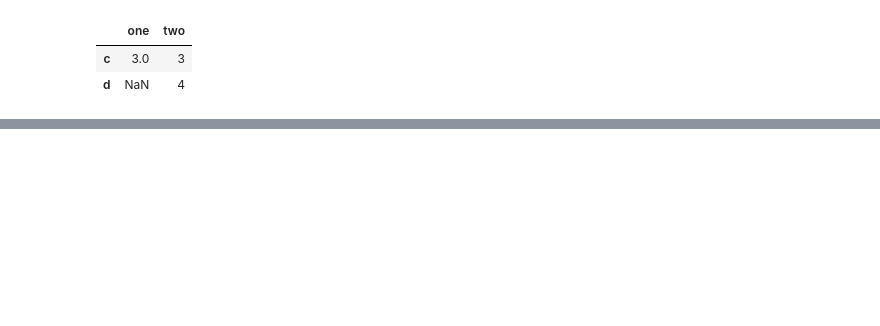
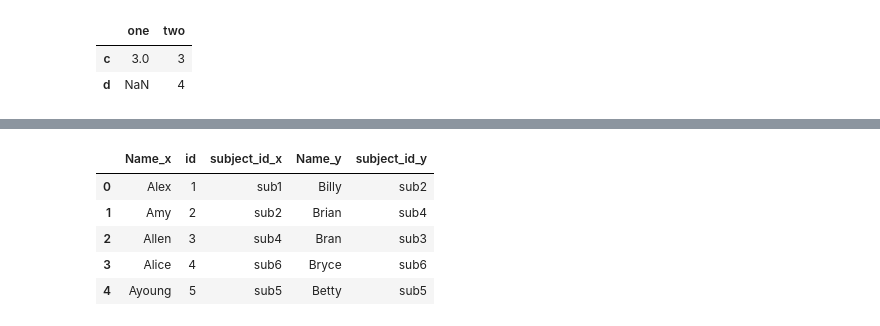
Before and after one commit to ricedatasci/workshop1-numpy-pandas, a Jupyter notebook: Intro-to-Pandas.ipynb, the cells around one changed output, grey strips where cells are left out. Saved outputs shown, nothing was run; the diff lists cells and outputs as text; code cells hidden in the pictures; blank space fills up the shorter version.

```diff
--- a/Intro-to-Pandas.ipynb
+++ b/Intro-to-Pandas.ipynb
@@ -228,0 +356,17 @@ df['c':]
+# %%
+left = pd.DataFrame({
+         'id':[1,2,3,4,5],
+         'Name': ['Alex', 'Amy', 'Allen', 'Alice', 'Ayoung'],
+         'subject_id':['sub1','sub2','sub4','sub6','sub5']})
+right = pd.DataFrame(
+         {'id':[1,2,3,4,5],
+         'Name': ['Billy', 'Brian', 'Bran', 'Bryce', 'Betty'],
+         'subject_id':['sub2','sub4','sub3','sub6','sub5']})
+pd.merge(left,right,on='id')
+# %% [output]
+|  | Name_x | id | subject_id_x | Name_y | subject_id_y |
+| 0 | Alex | 1 | sub1 | Billy | sub2 |
+| 1 | Amy | 2 | sub2 | Brian | sub4 |
+| 2 | Allen | 3 | sub4 | Bran | sub3 |
+| 3 | Alice | 4 | sub6 | Bryce | sub6 |
+| 4 | Ayoung | 5 | sub5 | Betty | sub5 |
```
Also changed, not shown: parts of 38 cells of this notebook.
